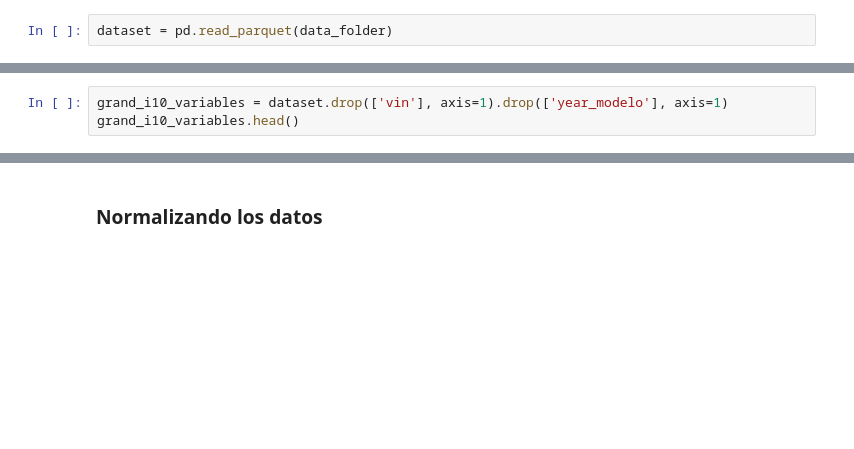
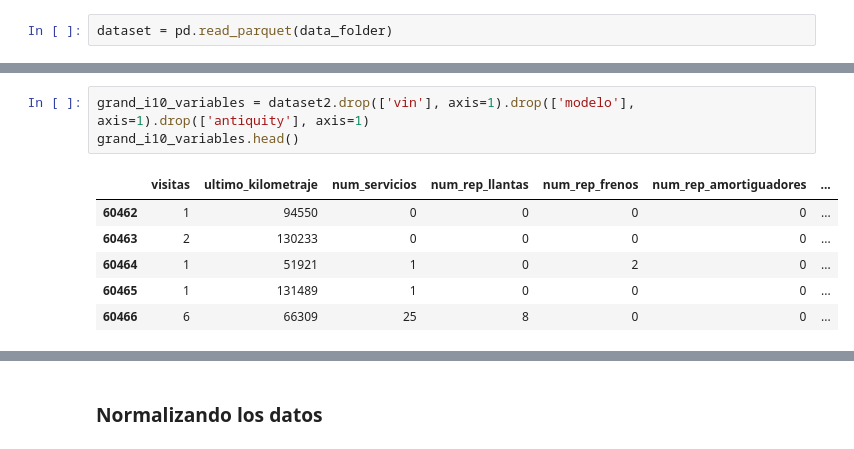
Before and after one commit to Eliuhepher/data-utiils, a Jupyter notebook: ML/notebooks/i10/KMeans Grandi10.ipynb, the cells around one changed output, grey strips where cells are left out. Saved outputs shown, nothing was run; the diff lists cells and outputs as text; blank space fills up the shorter version.

```diff
--- a/ML/notebooks/i10/KMeans Grandi10.ipynb
+++ b/ML/notebooks/i10/KMeans Grandi10.ipynb
@@ -18,5 +51,12 @@ dataset.head()
 # %%
-grand_i10_variables = dataset.drop(['vin'], axis=1).drop(['year_modelo'], axis=1)
+grand_i10_variables = dataset2.drop(['vin'], axis=1).drop(['modelo'], axis=1).drop(['antiquity'], axis=1)
 grand_i10_variables.head()
+# %% [output]
+|  | visitas | ultimo_kilometraje | num_servicios | num_rep_llantas | num_rep_frenos | num_rep_amortiguadores | ... |
+| 60462 | 1 | 94550 | 0 | 0 | 0 | 0 | ... |
+| 60463 | 2 | 130233 | 0 | 0 | 0 | 0 | ... |
+| 60464 | 1 | 51921 | 1 | 0 | 2 | 0 | ... |
+| 60465 | 1 | 131489 | 1 | 0 | 0 | 0 | ... |
+| 60466 | 6 | 66309 | 25 | 8 | 0 | 0 | ... |
 # %%
 grand_i10_variables.describe()
```
Also changed, not shown: parts of 11 cells of this notebook, 1 other file.
